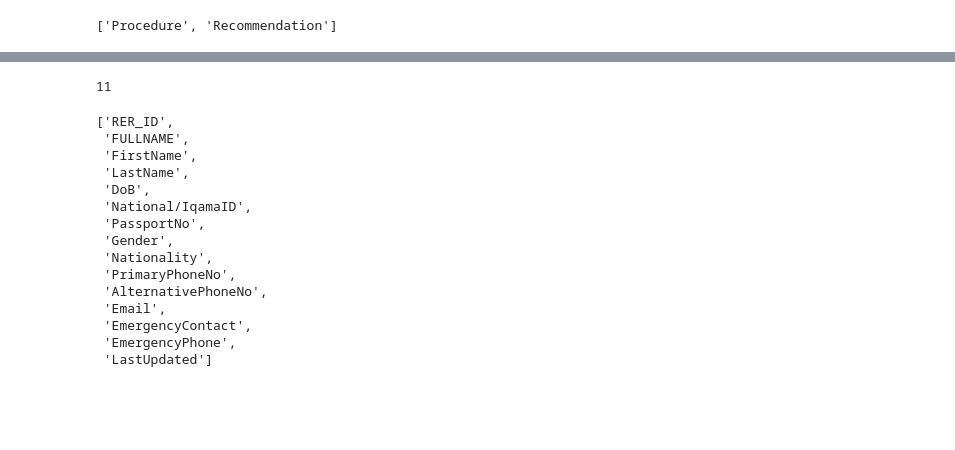
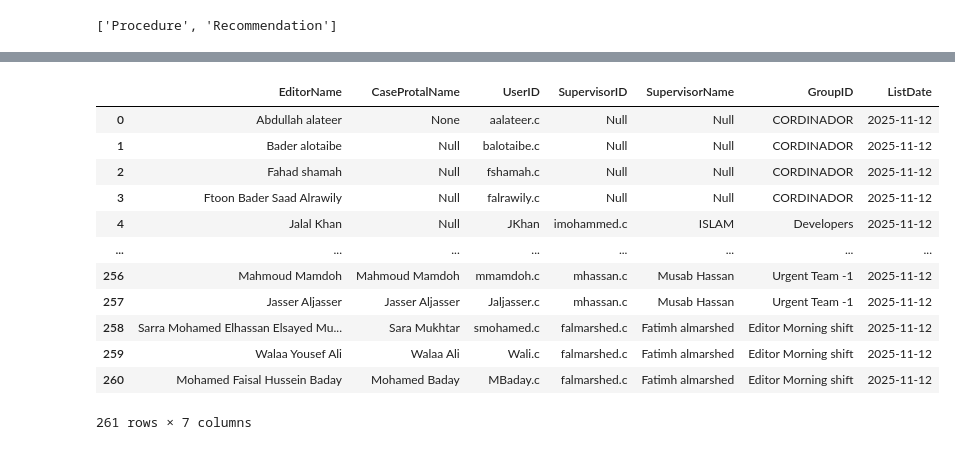
Before and after one commit to AymanSD/Editors-Evaluation, a Jupyter notebook: Evaluation.ipynb, the cells around one changed output, grey strips where cells are left out. Saved outputs shown, nothing was run; the diff lists cells and outputs as text; code cells hidden in the pictures; blank space fills up the shorter version.

```diff
--- a/Evaluation.ipynb
+++ b/Evaluation.ipynb
@@ -163,25 +359,0 @@ cases[["Case Number", "GEO S Completion", "Geo Supervisor Recommendation", "GeoA
-# %%
-supervisors = editors["SupervisorName"].unique().tolist()
-print(len(supervisors))
-# %% [output]
-11
-# %%
-sql = """SELECT * FROM employees."BasicInfo" """
-columns = pd.read_sql(sql, engine_postgres).columns.tolist()
-columns
-# %% [output]
-['RER_ID',
- 'FULLNAME',
- 'FirstName',
- 'LastName',
- 'DoB',
- 'National/IqamaID',
- 'PassportNo',
- 'Gender',
- 'Nationality',
- 'PrimaryPhoneNo',
- 'AlternativePhoneNo',
- 'Email',
- 'EmergencyContact',
- 'EmergencyPhone',
- 'LastUpdated']
@@ -187,0 +367,16 @@ columns
+# %%
+editors
+# %% [output]
+|  | EditorName | CaseProtalName | UserID | SupervisorID | SupervisorName | GroupID | ListDate |
+| 0 | Abdullah alateer | None | aalateer.c | Null | Null | CORDINADOR | 2025-11-12 |
+| 1 | Bader alotaibe | Null | balotaibe.c | Null | Null | CORDINADOR | 2025-11-12 |
+| 2 | Fahad shamah | Null | fshamah.c | Null | Null | CORDINADOR | 2025-11-12 |
+| 3 | Ftoon Bader Saad Alrawily | Null | falrawily.c | Null | Null | CORDINADOR | 2025-11-12 |
+| 4 | Jalal Khan | Null | JKhan | imohammed.c | ISLAM | Developers | 2025-11-12 |
+| ... | ... | ... | ... | ... | ... | ... | ... |
+| 256 | Mahmoud Mamdoh | Mahmoud Mamdoh | mmamdoh.c | mhassan.c | Musab Hassan | Urgent Team -1 | 2025-11-12 |
+| 257 | Jasser Aljasser | Jasser Aljasser | Jaljasser.c | mhassan.c | Musab Hassan | Urgent Team -1 | 2025-11-12 |
+| 258 | Sarra Mohamed Elhassan Elsayed Mu... | Sara Mukhtar | smohamed.c | falmarshed.c | Fatimh almarshed | Editor Morning shift | 2025-11-12 |
+| 259 | Walaa Yousef Ali | Walaa Ali | Wali.c | falmarshed.c | Fatimh almarshed | Editor Morning shift | 2025-11-12 |
+| 260 | Mohamed Faisal Hussein Baday | Mohamed Baday | MBaday.c | falmarshed.c | Fatimh almarshed | Editor Morning shift | 2025-11-12 |
+261 rows × 7 columns
```
Also changed, not shown: parts of 26 cells of this notebook, 5 other files.
